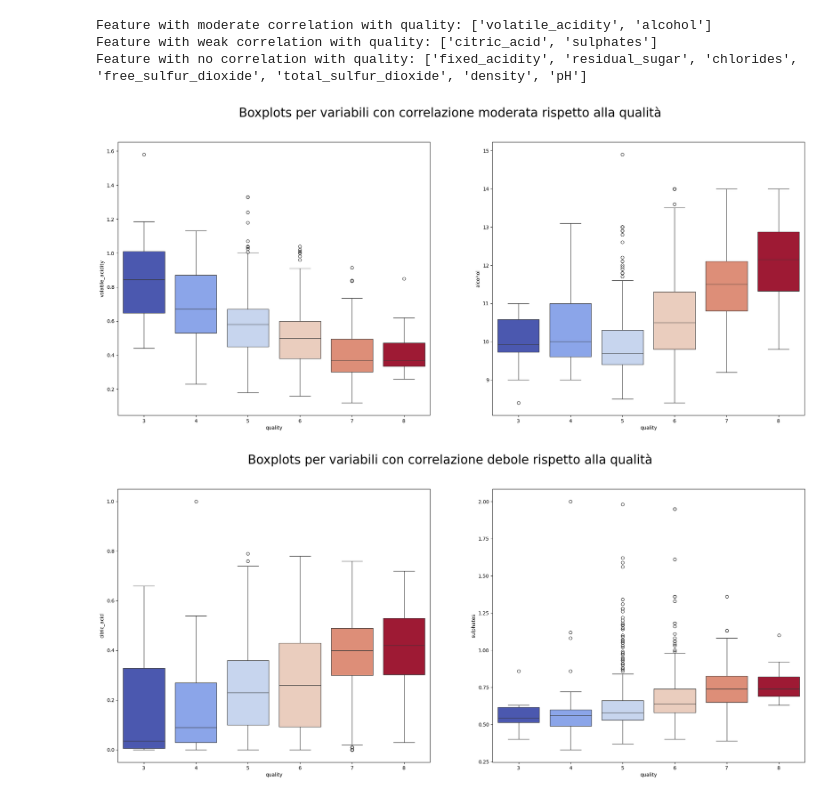
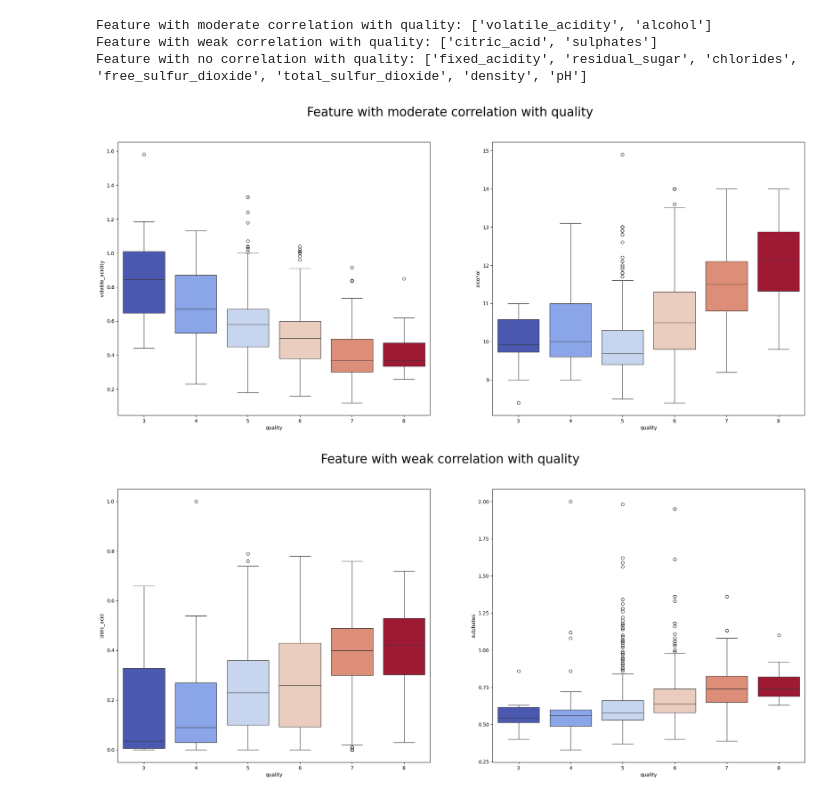
Before and after one commit to gonarec/WineDetector_Python_Project, a Jupyter notebook: Project.ipynb, the cells around one changed output. Cells and saved outputs as stored; diff of their text form; code cells hidden in the pictures.

```diff
--- a/Project.ipynb
+++ b/Project.ipynb
@@ -86,19 +106,19 @@ Feature with no correlation with quality: ['fixed_acidity', 'residual_sugar', 'c
 # %%
 fig, ax = plt.subplots(1,2,figsize =(25,10))
 for i in range(len(moderate_corr)):
     sns.boxplot(x='quality', y=moderate_corr[i], hue='quality', data = wine_dataframe, ax=ax[i], palette = 'coolwarm', legend=False)
-fig.suptitle('Boxplots per variabili con correlazione moderata rispetto alla qualità', fontsize=25)
+fig.suptitle('Feature with moderate correlation with quality', fontsize=25)
 plt.show()
 # %% [output]
-[figure, old version]
+[figure, new version]
 # %%
 fig, ax = plt.subplots(1,2,figsize =(25,10))
 for i in range(len(weak_corr)):
     sns.boxplot(x='quality', y=weak_corr[i], hue='quality', data = wine_dataframe, ax=ax[i], palette = 'coolwarm', legend=False)
-fig.suptitle('Boxplots per variabili con correlazione debole rispetto alla qualità', fontsize=25)
+fig.suptitle('Feature with weak correlation with quality', fontsize=25)
 plt.show()
 # %% [output]
-[figure, old version]
+[figure, new version]
 # %%
 fig, ax = plt.subplots(2,4,figsize=(20,15))
 a=0
```
Also changed, not shown: parts of 6 cells of this notebook.
